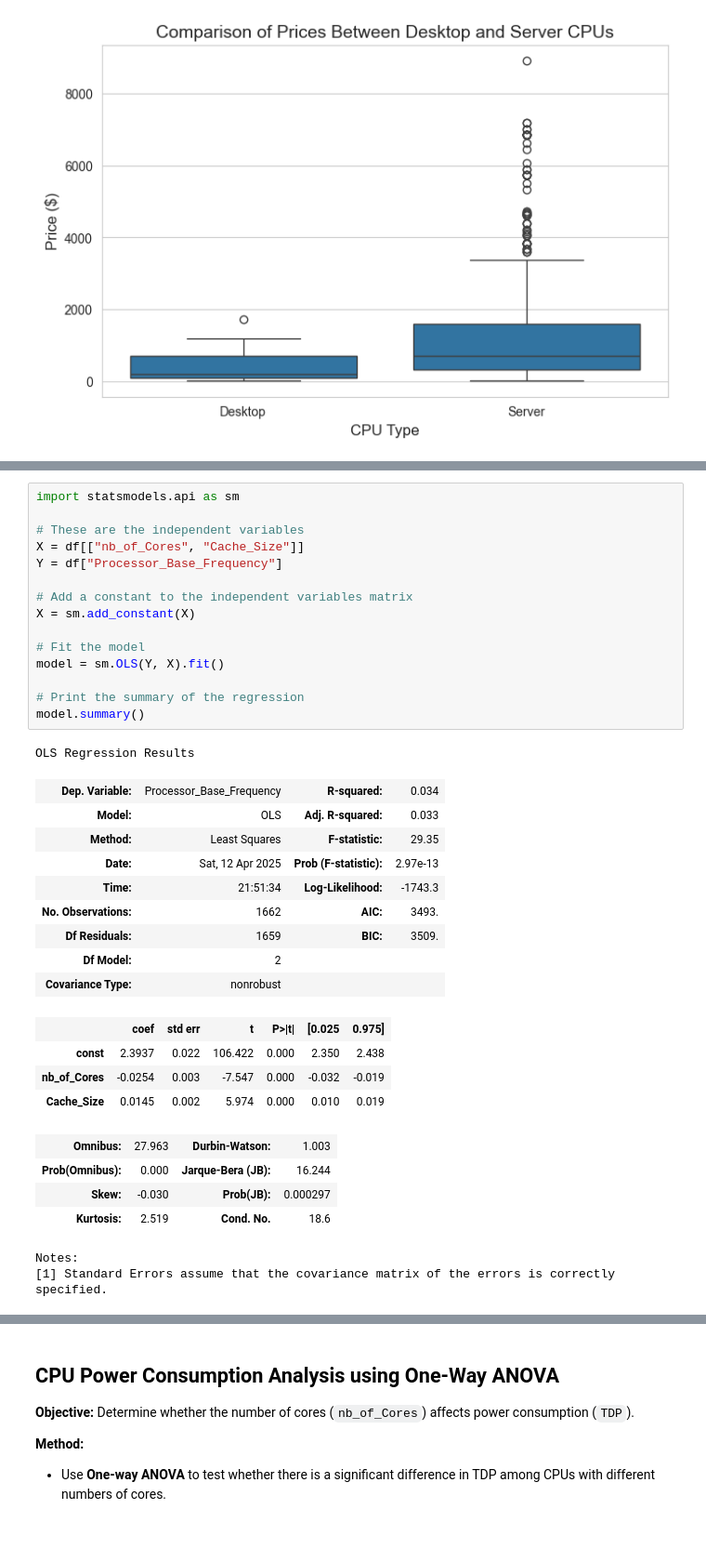
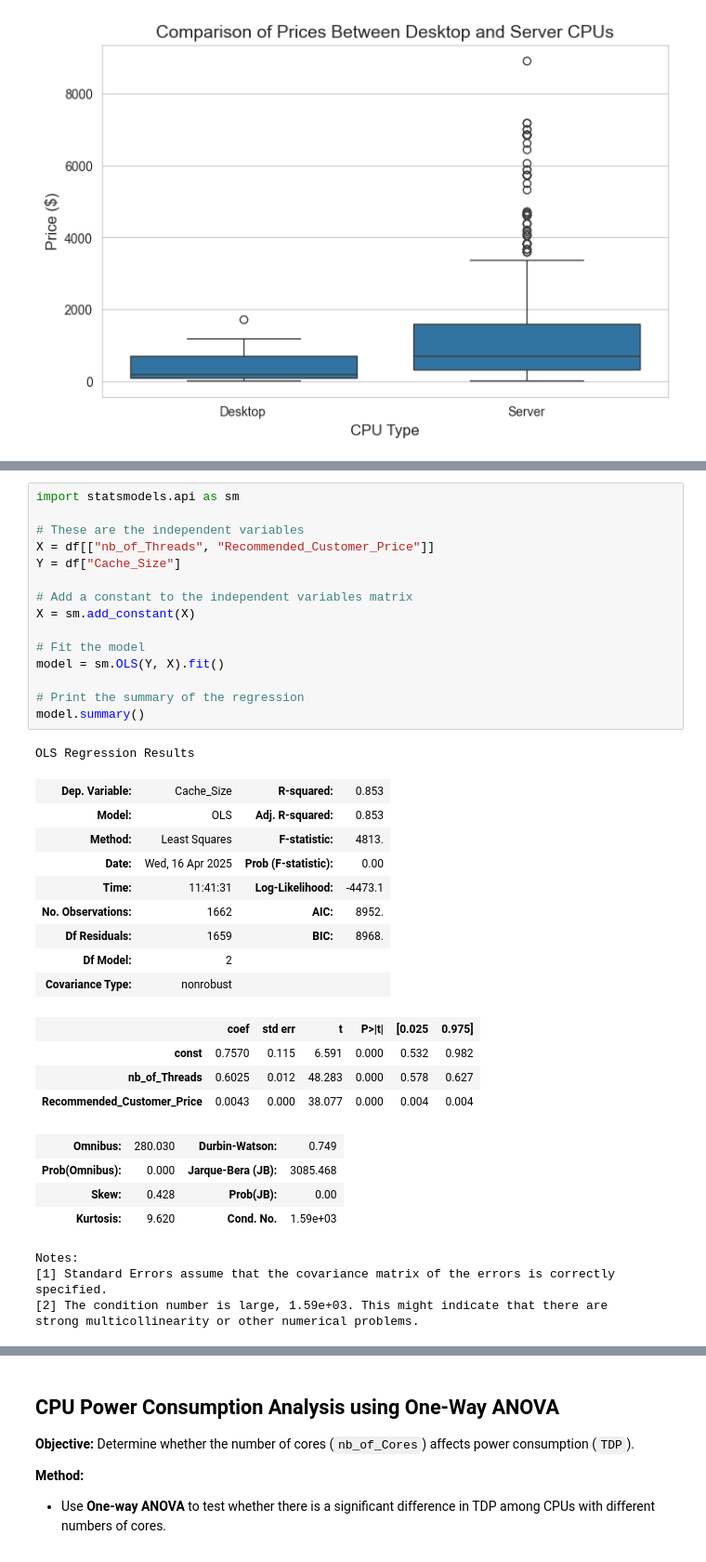
Before and after one commit to Susantoco/CPUs_Analysis, a Jupyter notebook: CPU_Analysic.ipynb, the cells around one changed output, grey strips where cells are left out. Shown at 93% size. Cells and saved outputs as stored; diff of their text form.

```diff
--- a/CPU_Analysic.ipynb
+++ b/CPU_Analysic.ipynb
@@ -990,39 +993,41 @@ Predict CPU performance (measured by **Processor Base Frequency**) based on the
 # %%
 import statsmodels.api as sm
 
 # These are the independent variables
-X = df[["nb_of_Cores", "Cache_Size"]]
-Y = df["Processor_Base_Frequency"]
+X = df[["nb_of_Threads", "Recommended_Customer_Price"]]
+Y = df["Cache_Size"]
 
 # Add a constant to the independent variables matrix
 X = sm.add_constant(X)
 
 # Fit the model
 model = sm.OLS(Y, X).fit()
 
 # Print the summary of the regression
 model.summary()
 # %% [output]
 OLS Regression Results
-| Dep. Variable: | Processor_Base_Frequency | R-squared: | 0.034 |
-| Model: | OLS | Adj. R-squared: | 0.033 |
-| Method: | Least Squares | F-statistic: | 29.35 |
-| Date: | Sat, 12 Apr 2025 | Prob (F-statistic): | 2.97e-13 |
-| Time: | 21:51:34 | Log-Likelihood: | -1743.3 |
-| No. Observations: | 1662 | AIC: | 3493. |
-| Df Residuals: | 1659 | BIC: | 3509. |
+| Dep. Variable: | Cache_Size | R-squared: | 0.853 |
+| Model: | OLS | Adj. R-squared: | 0.853 |
+| Method: | Least Squares | F-statistic: | 4813. |
+| Date: | Wed, 16 Apr 2025 | Prob (F-statistic): | 0.00 |
+| Time: | 11:41:31 | Log-Likelihood: | -4473.1 |
+| No. Observations: | 1662 | AIC: | 8952. |
+| Df Residuals: | 1659 | BIC: | 8968. |
 | Df Model: | 2 |  |  |
 | Covariance Type: | nonrobust |  |  |
 |  | coef | std err | t | P>|t| | [0.025 | 0.975] |
-| const | 2.3937 | 0.022 | 106.422 | 0.000 | 2.350 | 2.438 |
-| nb_of_Cores | -0.0254 | 0.003 | -7.547 | 0.000 | -0.032 | -0.019 |
-| Cache_Size | 0.0145 | 0.002 | 5.974 | 0.000 | 0.010 | 0.019 |
+| const | 0.7570 | 0.115 | 6.591 | 0.000 | 0.532 | 0.982 |
+| nb_of_Threads | 0.6025 | 0.012 | 48.283 | 0.000 | 0.578 | 0.627 |
+| Recommended_Customer_Price | 0.0043 | 0.000 | 38.077 | 0.000 | 0.004 | 0.004 |
-| Omnibus: | 27.963 | Durbin-Watson: | 1.003 |
-| Prob(Omnibus): | 0.000 | Jarque-Bera (JB): | 16.244 |
-| Skew: | -0.030 | Prob(JB): | 0.000297 |
-| Kurtosis: | 2.519 | Cond. No. | 18.6 |
+| Omnibus: | 280.030 | Durbin-Watson: | 0.749 |
+| Prob(Omnibus): | 0.000 | Jarque-Bera (JB): | 3085.468 |
+| Skew: | 0.428 | Prob(JB): | 0.00 |
+| Kurtosis: | 9.620 | Cond. No. | 1.59e+03 |
 Notes:
 [1] Standard Errors assume that the covariance matrix of the errors is correctly specified.
+[2] The condition number is large, 1.59e+03. This might indicate that there are
+strong multicollinearity or other numerical problems.
 # %%
 sns.set_style("whitegrid")
 
```
Also changed, not shown: parts of 12 cells of this notebook.
